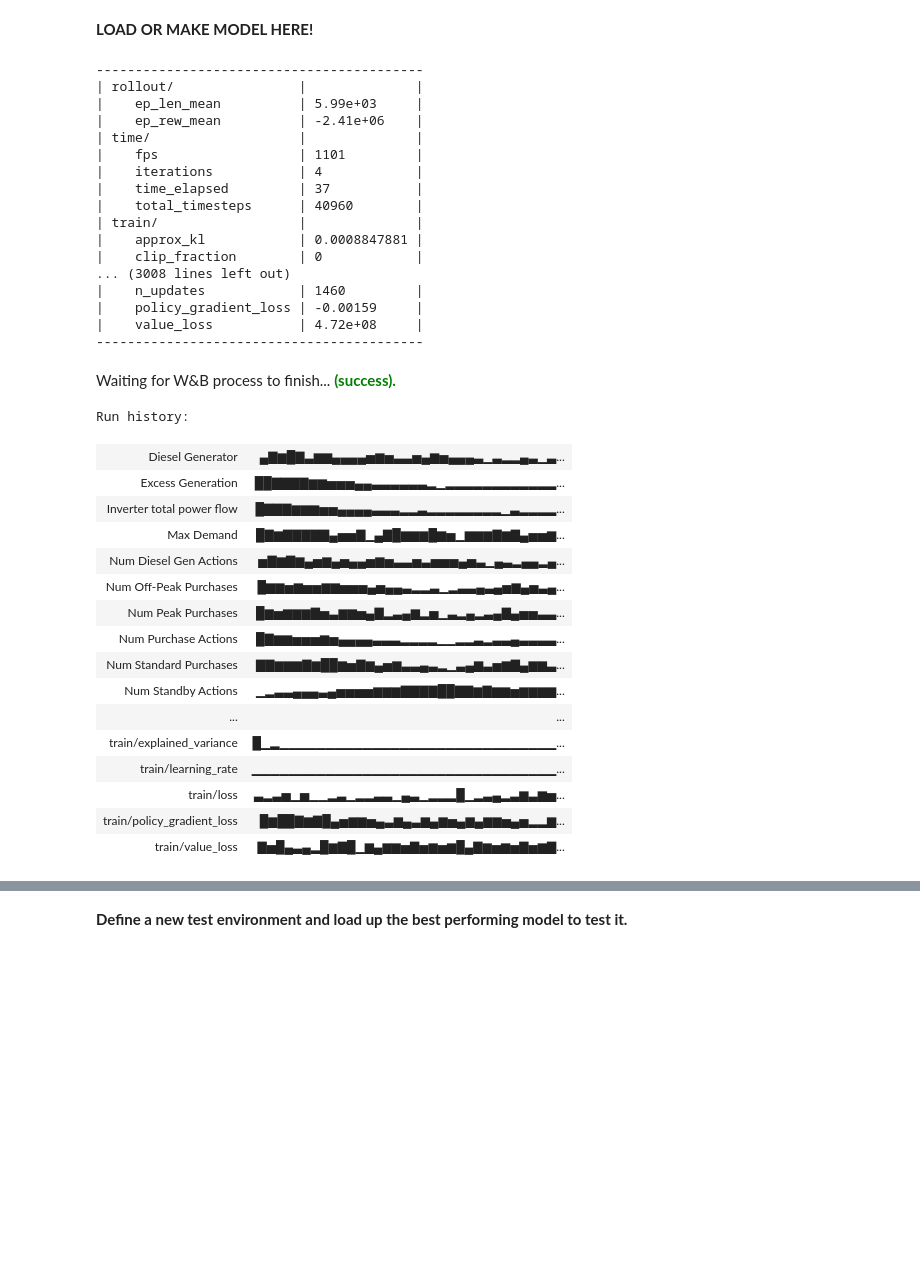
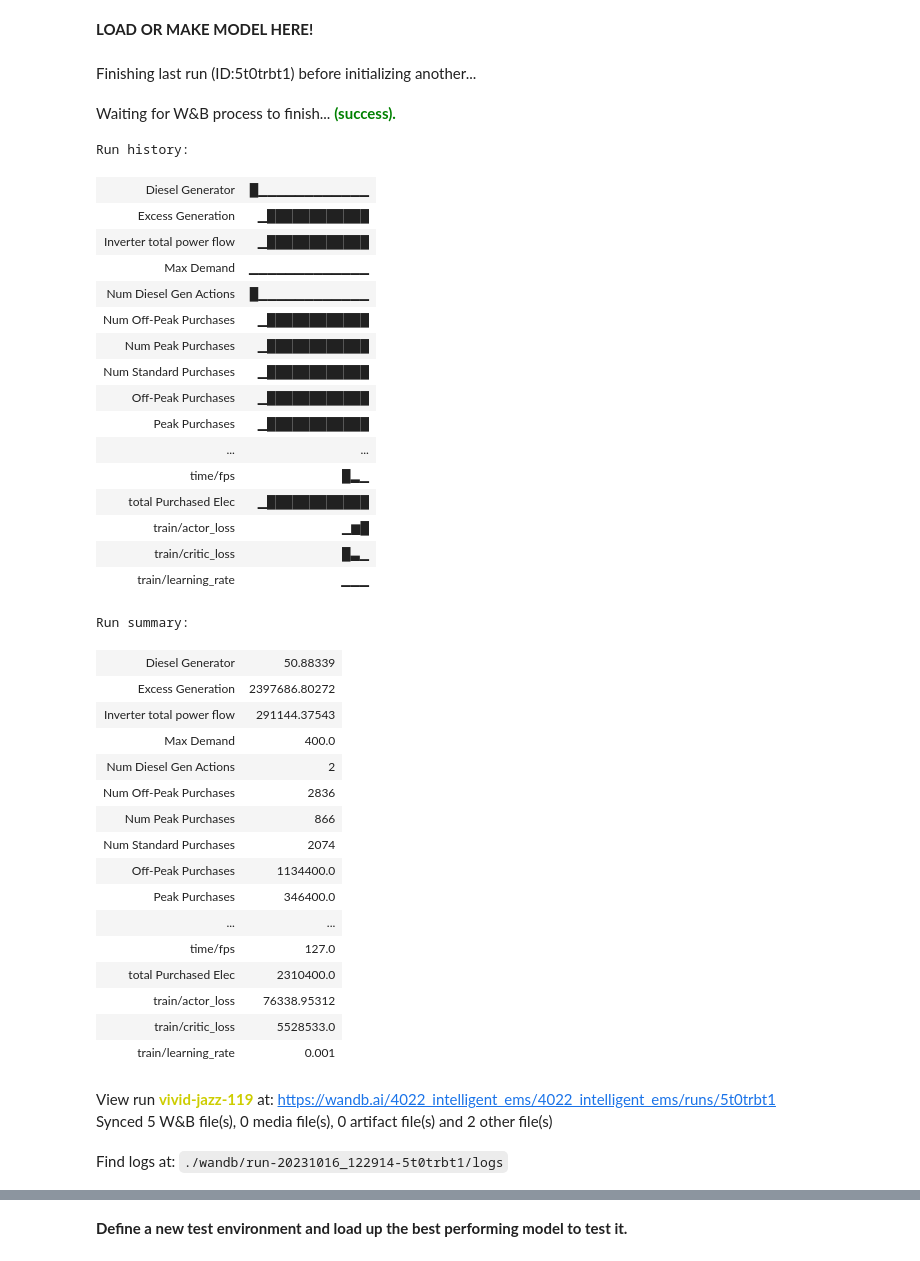
Before and after one commit to Julian-Banks/EEE4022S_BNKJUL001_Thesis, a Jupyter notebook: PythonWorkspace/EMSv2_0.ipynb, the cells around one changed output, grey strips where cells are left out. Cells and saved outputs as stored; diff of their text form; code cells hidden in the pictures; blank space fills up the shorter version.

```diff
--- a/PythonWorkspace/EMSv2_0.ipynb
+++ b/PythonWorkspace/EMSv2_0.ipynb
@@ -797,7 +805,7 @@ train_args = {
                 "bat_threshold" : 100,
                 "bat_cap"       : 500,
                 "purchase_price": purchase_price,
-                "num_preds"     : 6,
+                "num_preds"     : 24,
                 "load_shedding" : load_shedding[2760:],
                 "render_mode"   : "rgb_array",
                 "wandb_log"     : True,
@@ -812,7 +820,7 @@ eval_args = {
                 "bat_threshold" :100,
                 "bat_cap"       :500,
                 "purchase_price":purchase_price[6001:],
-                "num_preds"     :6,
+                "num_preds"     :24,
                 "load_shedding" :load_shedding[6001:],
                 "wandb_log"     : True,
                 "train_log"     : False
@@ -830,66 +838,70 @@ eval_env = make_vec_env(EMS, n_envs = n_envs,env_kwargs = eval_args )
 wand_eval = f"{version}_{model_type}_eval"+datetime.datetime.now().strftime("%Y%m%d-%H%M%S")
 wand_train = f"{version}_{model_type}_train"+datetime.datetime.now().strftime("%Y%m%d-%H%M%S")
 
 wandb_callback = WandbCallback(
                 gradient_save_freq=100,
                 model_save_path=f"models/{run.id}.{datetime.datetime.now()}",
                 model_save_freq= 30000,
                 verbose=2,
                 log = "all",
                )
 eval_callback = EvalCallback(eval_env,
                              best_model_save_path = f"{model_dir}{version}_{model_type}"+datetime.datetime.now().strftime("%Y%m%d-%H%M%S"),
                              log_path = wand_eval,
                              eval_freq=300,
                              n_eval_episodes = n_eval_episodes,
                              deterministic = True,
                              render = False,
                              callback_after_eval = wandb_callback)
 
 
-model = DDPG("MultiInputPolicy",train_env, verbose = 1, tensorboard_log = f"runs/{run.id}") #log_dir
+model = PPO("MultiInputPolicy",train_env, verbose = 1, tensorboard_log = f"runs/{run.id}") #log_dir
 
 model.learn(total_timesteps= config["total_timesteps"],
             tb_log_name = wand_train,
             reset_num_timesteps=False,
             callback = wandb_callback
             )
 
 model.save(f"{model_dir}{version}_{model_type}"+datetime.datetime.now().strftime("%m%d-%H%M%S"))
 run.finish()
 # %% [output]
+Finishing last run (ID:5t0trbt1) before initializing another...
+Waiting for W&B process to finish... (success).
-------------------------------------------
-| rollout/                |              |
-|    ep_len_mean          | 5.99e+03     |
-|    ep_rew_mean          | -2.41e+06    |
-| time/                   |              |
-|    fps                  | 1101         |
-|    iterations           | 4            |
-|    time_elapsed         | 37           |
-|    total_timesteps      | 40960        |
-| train/                  |              |
-|    approx_kl            | 0.0008847881 |
-|    clip_fraction        | 0            |
-... (3008 lines left out)
-|    n_updates            | 1460         |
-|    policy_gradient_loss | -0.00159     |
-|    value_loss           | 4.72e+08     |
-------------------------------------------
+Run history:
-Waiting for W&B process to finish... (success).
+| Diesel Generator | █▁▁▁▁▁▁▁▁▁▁▁▁ |
+| Excess Generation | ▁████████████ |
+| Inverter total power flow | ▁████████████ |
+| Max Demand | ▁▁▁▁▁▁▁▁▁▁▁▁▁ |
+| Num Diesel Gen Actions | █▁▁▁▁▁▁▁▁▁▁▁▁ |
+| Num Off-Peak Purchases | ▁████████████ |
+| Num Peak Purchases | ▁████████████ |
+| Num Standard Purchases | ▁████████████ |
+| Off-Peak Purchases | ▁████████████ |
+| Peak Purchases | ▁████████████ |
+| ... | ... |
+| time/fps | █▂▁ |
+| total Purchased Elec | ▁████████████ |
+| train/actor_loss | ▁▆█ |
+| train/critic_loss | █▃▁ |
+| train/learning_rate | ▁▁▁ |
-Run history:
+Run summary:
-| Diesel Generator | ▄▇▆█▇▃▆▆▄▄▄▄▅▆▅▃▃▅▄▆▅▄▄▄▃▁▃▂▂▄▃▁▃... |
-| Excess Generation | ██▇▇▇▇▆▆▅▅▅▄▄▃▃▃▃▃▃▂▁▂▂▂▂▂▂▂▂▂▂▂▂... |
-| Inverter total power flow | █▇▇▇▆▆▆▅▅▄▄▄▄▃▃▃▂▂▃▂▂▂▂▂▂▂▂▁▃▂▂▂▂... |
-| Max Demand | █▇▆▇▇▇▇▇▄▅▅▇▁▄▇█▆▆▆█▆▅▁▆▆▆▇▆▇▄▅▅▆... |
-| Num Diesel Gen Actions | ▅▇▆▇▆▄▅▆▄▅▄▄▅▆▅▃▃▅▃▅▅▅▄▅▃▁▄▃▂▄▄▂▄... |
-| Num Off-Peak Purchases | █▆▆▅▆▅▅▆▆▅▅▅▄▅▄▄▃▂▂▃▁▂▃▃▄▃▄▅▆▄▅▃▄... |
-| Num Peak Purchases | █▆▅▆▆▆▇▅▃▆▆▅▄▇▂▃▄▆▂▅▁▃▂▄▂▃▄▇▄▅▅▃▃... |
-| Num Purchase Actions | █▇▆▆▅▅▅▆▅▄▄▄▄▃▃▃▂▂▂▂▁▁▂▂▃▂▃▃▄▃▃▃▃... |
-| Num Standard Purchases | ▇▇▆▆▆▇▆██▆▅▇▆▄▅▆▃▃▄▃▂▁▃▄▆▃▅▆▇▄▆▆▃... |
-| Num Standby Actions | ▁▂▃▃▄▄▄▃▄▅▅▅▅▆▆▆▇▇▇▇██▇▇▆▇▆▆▅▆▆▆▆... |
-| ... | ... |
-| train/explained_variance | █▁▂▁▁▁▁▁▁▁▁▁▁▁▁▁▁▁▁▁▁▁▁▁▁▁▁▁▁▁▁▁▁... |
-| train/learning_rate | ▁▁▁▁▁▁▁▁▁▁▁▁▁▁▁▁▁▁▁▁▁▁▁▁▁▁▁▁▁▁▁▁▁... |
-| train/loss | ▃▂▃▅▁▅▁▁▂▃▁▂▂▃▃▁▄▃▁▂▂▂█▁▂▃▄▂▃▆▃▆▅... |
-| train/policy_gradient_loss | █▆██▇▆▇█▄▅▆▆▅▄▃▆▄▃▆▄▆▅▄▆▄▆▆▅▄▅▂▂▆... |
-| train/value_loss | ▇▅█▄▃▄▂█▆▇█▁▆▄▆▆▅▇▅▆▅▆█▄▇▆▅▆▅▇▅▆▇... |
+| Diesel Generator | 50.88339 |
+| Excess Generation | 2397686.80272 |
+| Inverter total power flow | 291144.37543 |
+| Max Demand | 400.0 |
+| Num Diesel Gen Actions | 2 |
+| Num Off-Peak Purchases | 2836 |
+| Num Peak Purchases | 866 |
+| Num Standard Purchases | 2074 |
+| Off-Peak Purchases | 1134400.0 |
+| Peak Purchases | 346400.0 |
+| ... | ... |
+| time/fps | 127.0 |
+| total Purchased Elec | 2310400.0 |
+| train/actor_loss | 76338.95312 |
+| train/critic_loss | 5528533.0 |
+| train/learning_rate | 0.001 |
+View run vivid-jazz-119 at: https://wandb.ai/4022_intelligent_ems/4022_intelligent_ems/runs/5t0trbt1
+Synced 5 W&B file(s), 0 media file(s), 0 artifact file(s) and 2 other file(s)
+Find logs at: ./wandb/run-20231016_122914-5t0trbt1/logs
```
Also changed, not shown: parts of 5 cells of this notebook.
